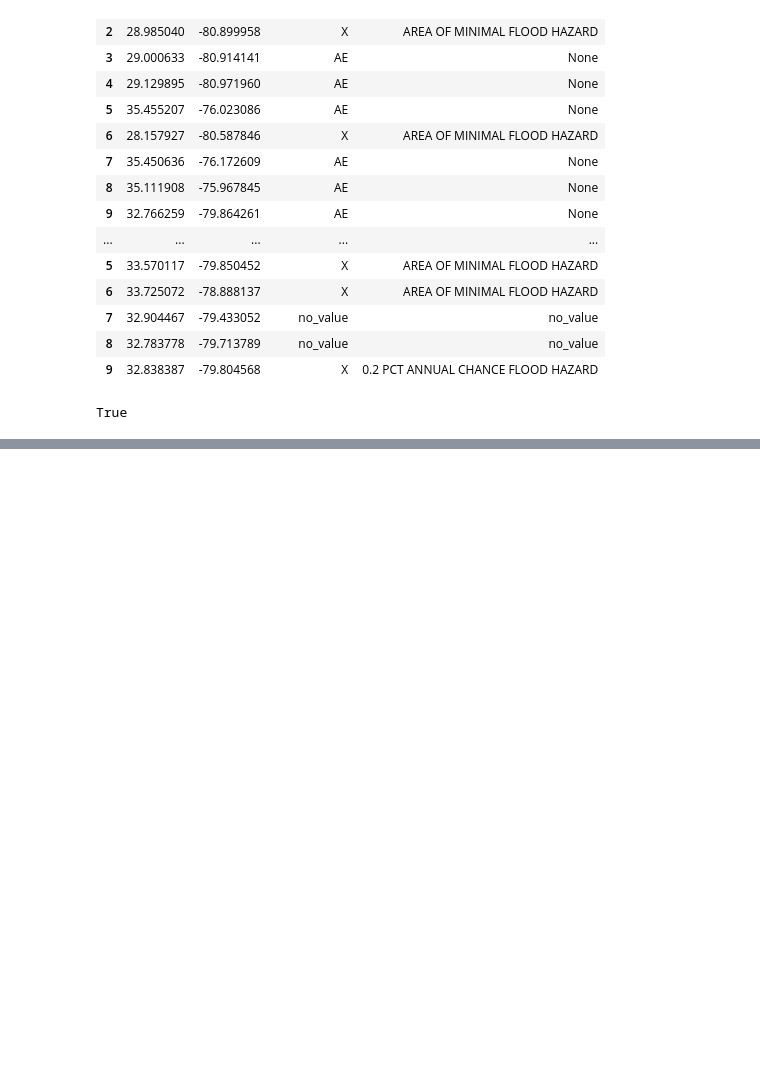
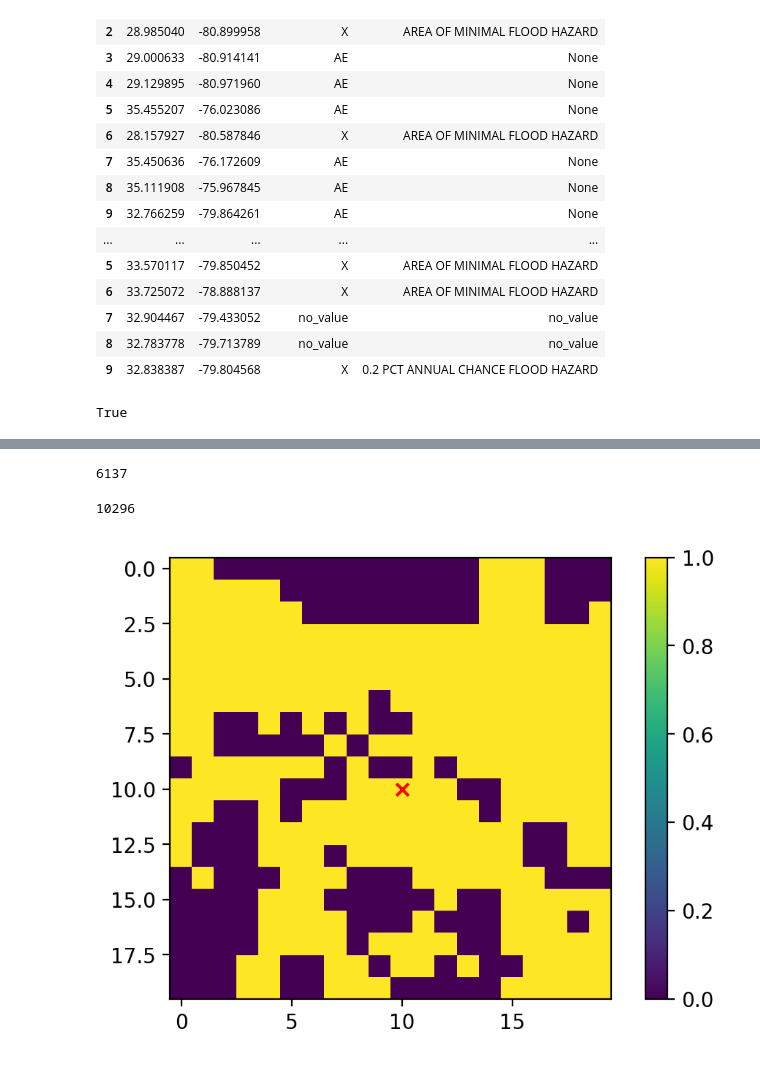
Before and after one commit to ai4er-cdt/hurricane-harm-herald, a Jupyter notebook: notebooks/Flood_Risk_EF.ipynb, the cells around one changed output, grey strips where cells are left out. Saved outputs shown, nothing was run; the diff lists cells and outputs as text; code cells hidden in the pictures; blank space fills up the shorter version.

```diff
--- a/notebooks/Flood_Risk_EF.ipynb
+++ b/notebooks/Flood_Risk_EF.ipynb
@@ -495,0 +564,16 @@ plt.show()
+# %%
+lat, lon = 32.076107, -80.998112   # this is a recognisable point on the coast of Puerto Rico, latlon taken from google maps
+
+# the following function takes either floats or lists of floats (or numpy arrays) containing latlon coords, and outputs the rows/columns where those latlon values occur
+rows, cols = rasterio.transform.rowcol(image.transform, lon, lat) # note that lat and lon have swapped: I don't know why, but it was way off unswapped
+display(rows, cols)
+# %% [output]
+6137
+10296
+# %%
+plt.imshow(image.read(1, window = rasterio.windows.Window(cols-10, rows-10, 20, 20)))
+plt.scatter(10, 10, marker = "x", c = "red") # this point was chosen as it is very recognisable
+plt.colorbar()
+plt.show()
+# %% [output]
+[figure, added]
```
Also changed, not shown: parts of 30 cells of this notebook.
